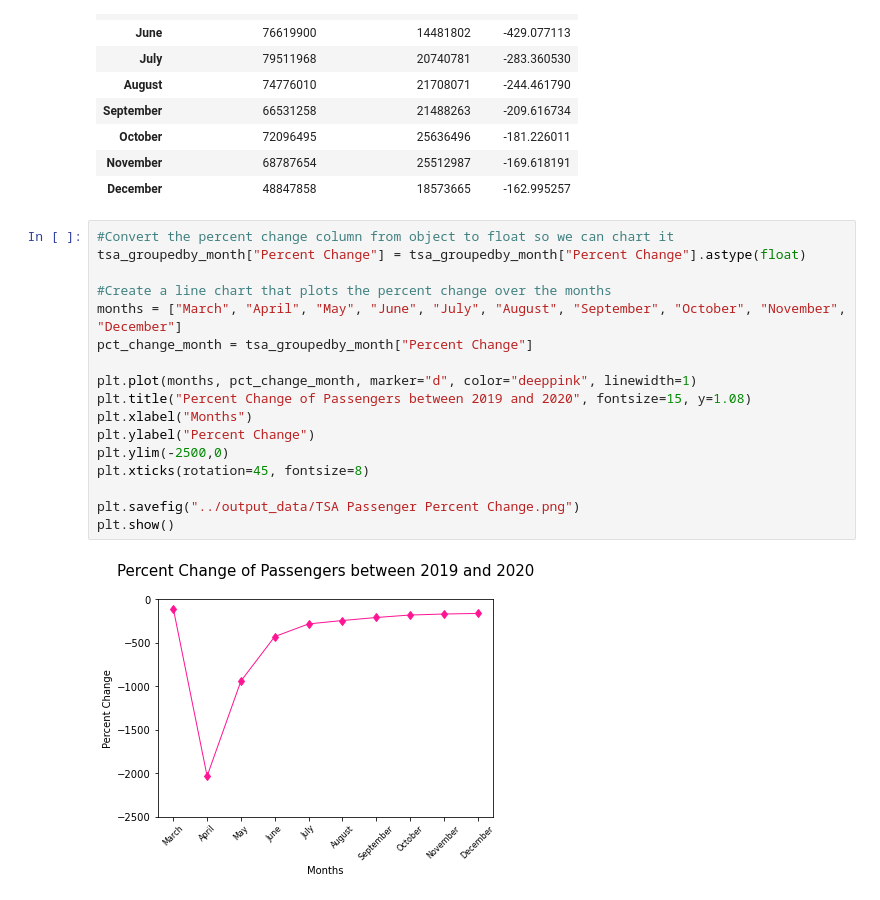
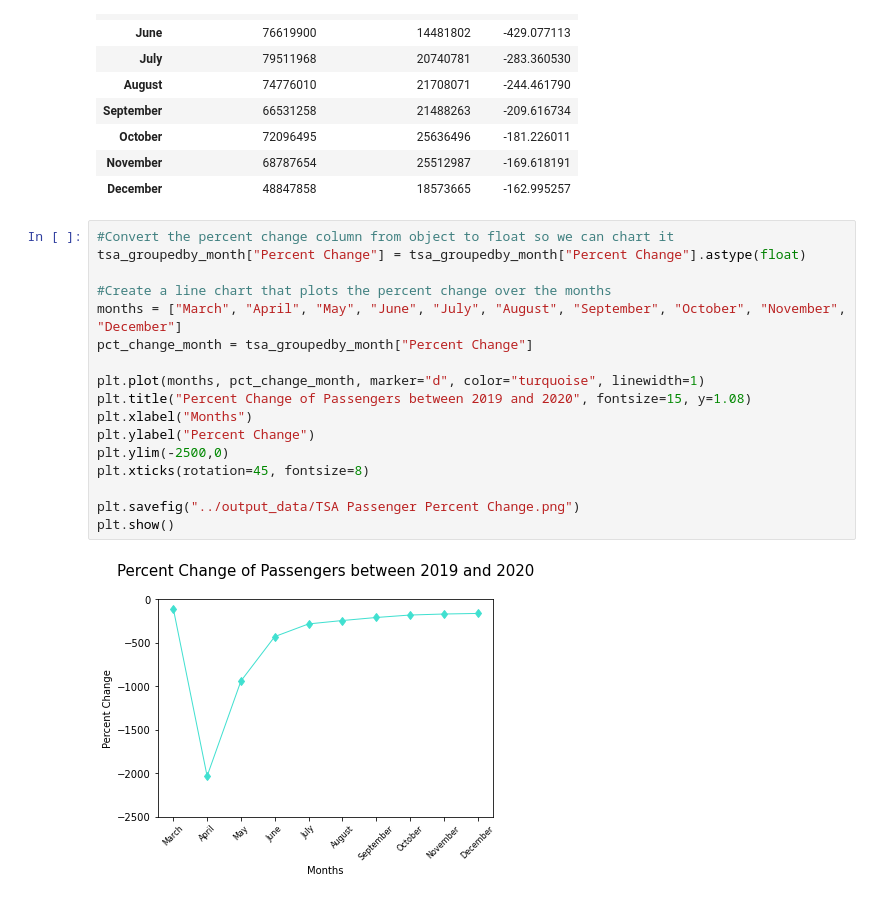
Before and after one commit to llhabers/Covid-19_Impact_on_the_US_Airline_Industry, a Jupyter notebook: jini/TSA_Traveler_Throughput.ipynb, the cells around one changed output. Drawn from its saved outputs; the diff is of its cells as text.

Commit message:
Edited last graph

```diff
--- a/jini/TSA_Traveler_Throughput.ipynb
+++ b/jini/TSA_Traveler_Throughput.ipynb
@@ -190,19 +190,19 @@ tsa_groupedby_month
 # %%
 #Convert the percent change column from object to float so we can chart it
 tsa_groupedby_month["Percent Change"] = tsa_groupedby_month["Percent Change"].astype(float)
 
 #Create a line chart that plots the percent change over the months
 months = ["March", "April", "May", "June", "July", "August", "September", "October", "November", "December"]
 pct_change_month = tsa_groupedby_month["Percent Change"]
 
-plt.plot(months, pct_change_month, marker="d", color="deeppink", linewidth=1)
+plt.plot(months, pct_change_month, marker="d", color="turquoise", linewidth=1)
 plt.title("Percent Change of Passengers between 2019 and 2020", fontsize=15, y=1.08)
 plt.xlabel("Months")
 plt.ylabel("Percent Change")
 plt.ylim(-2500,0)
 plt.xticks(rotation=45, fontsize=8)
 
 plt.savefig("../output_data/TSA Passenger Percent Change.png")
 plt.show()
 # %% [output]
-[figure, old version]
+[figure, new version]
```
Also changed, not shown: 1 other file.
